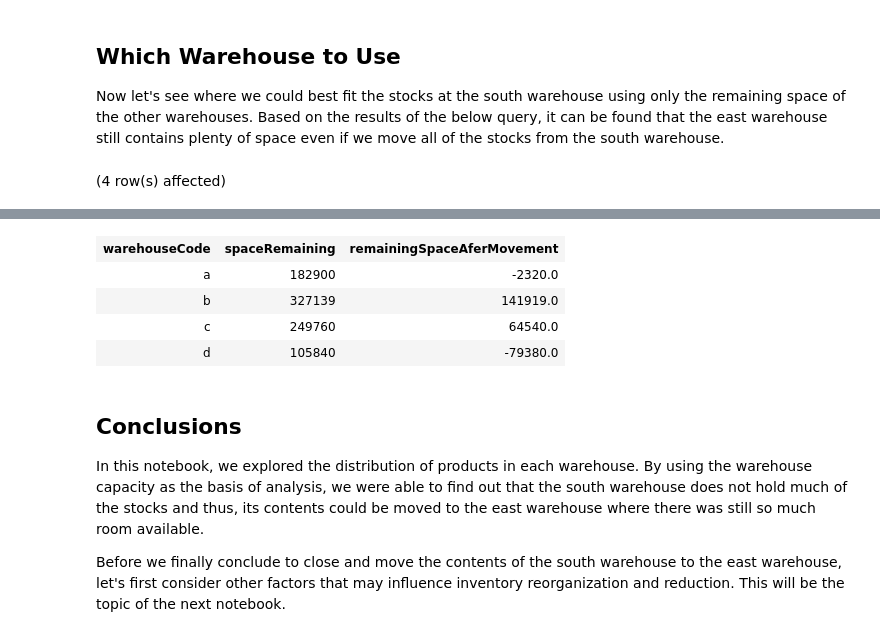
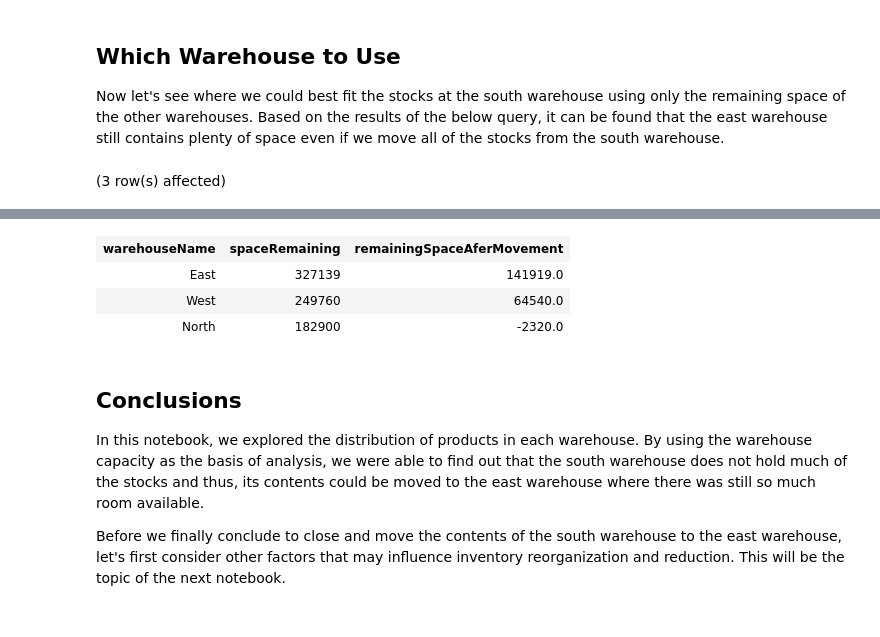
Before and after one commit to fash22/Analyze-Data-in-a-Model-Car-Database-with-MySQL-Workbench, a Jupyter notebook: 01 - Current Inventory.ipynb, the cells around one changed output, grey strips where cells are left out. Drawn from its saved outputs; the diff is of its cells as text; code cells hidden in the pictures.

```diff
--- a/01 - Current Inventory.ipynb
+++ b/01 - Current Inventory.ipynb
@@ -127,12 +125,13 @@ Total execution time: 00:00:01.013
 Now let's see where we could best fit the stocks at the south warehouse using only the remaining space of the other warehouses. Based on the results of the below query, it can be found that the east warehouse still contains plenty of space even if we move all of the stocks from the south warehouse.
 # %%
 SELECT
-    a.warehouseCode,
-    CAST(ROUND(SUM(quantityInStock) / (b.warehousePctCap / 100)) AS UNSIGNED) as spaceRemaining,
-    (ROUND(SUM(quantityInStock) / (b.warehousePctCap / 100)) - 185220) as remainingSpaceAferMovement
+    b.warehouseName,
+    ANY_VALUE(CAST(ROUND(SUM(quantityInStock) / (b.warehousePctCap / 100)) AS UNSIGNED)) as spaceRemaining,
+    ANY_VALUE((ROUND(SUM(quantityInStock) / (b.warehousePctCap / 100)) - 185220)) as remainingSpaceAferMovement
 FROM mintclassics.products as a
 JOIN mintclassics.warehouses as b ON a.warehouseCode = b.warehouseCode
-GROUP BY warehouseCode
-ORDER BY warehouseCode
+WHERE b.warehouseName <> 'South'
+GROUP BY b.warehouseName
+ORDER BY remainingSpaceAferMovement DESC
 # %% [output]
-(4 row(s) affected)
+(3 row(s) affected)
@@ -140,8 +139,7 @@ Total execution time: 00:00:01.013
-| warehouseCode | spaceRemaining | remainingSpaceAferMovement |
-| a | 182900 | -2320.0 |
-| b | 327139 | 141919.0 |
-| c | 249760 | 64540.0 |
-| d | 105840 | -79380.0 |
+| warehouseName | spaceRemaining | remainingSpaceAferMovement |
+| East | 327139 | 141919.0 |
+| West | 249760 | 64540.0 |
+| North | 182900 | -2320.0 |
 # %% [markdown]
 ## Conclusions
 
```
Also changed, not shown: parts of 7 cells of this notebook, 3 other files.
